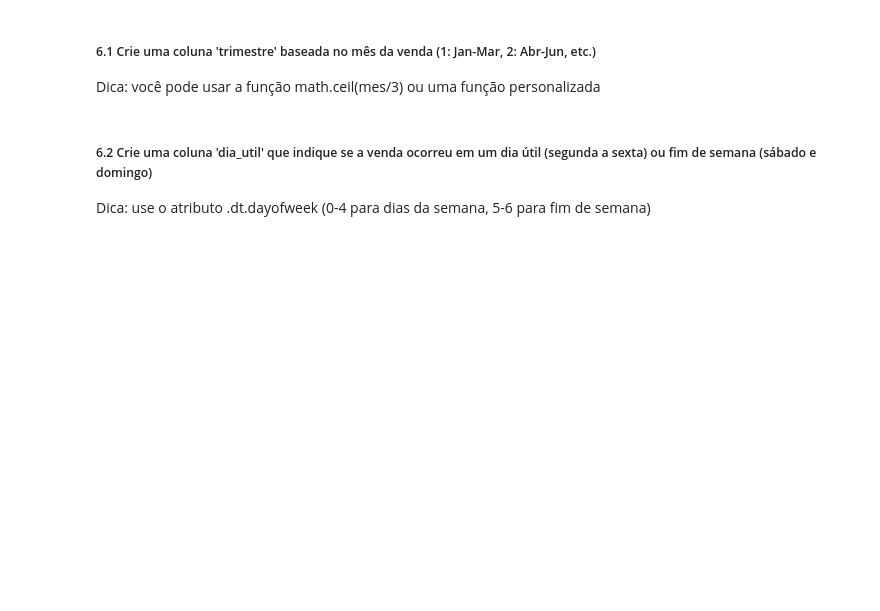
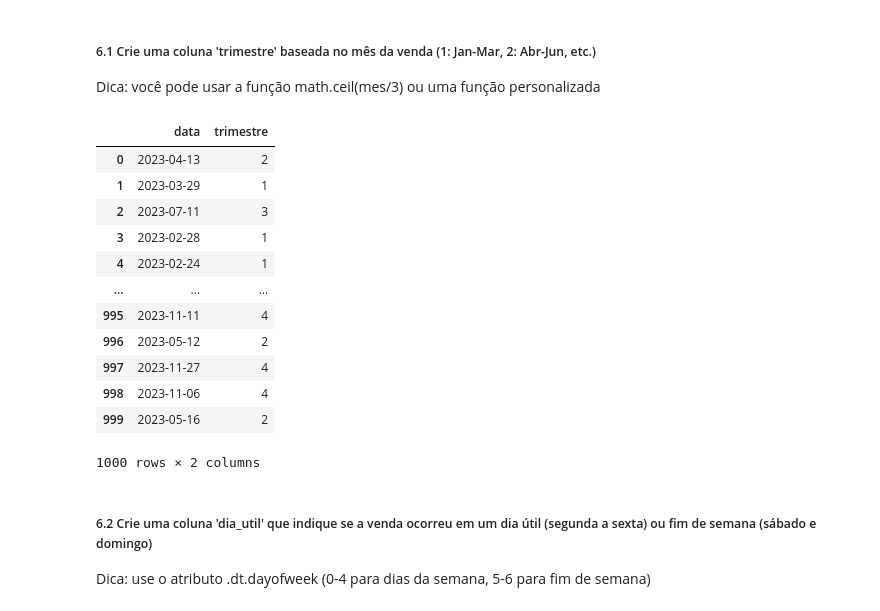
Before and after one commit to nxgleo/Notebook-lads, a Jupyter notebook: desafio_2_etapa.ipynb, the cells around one changed output. Cells and saved outputs as stored; diff of their text form; code cells hidden in the pictures; blank space fills up the shorter version.

```diff
--- a/desafio_2_etapa.ipynb
+++ b/desafio_2_etapa.ipynb
@@ -1175,3 +1173,30 @@ Dica: você pode usar a função math.ceil(mes/3) ou uma função personalizada
+# %%
+def trimestre (mes):
+  if mes <= 3:
+    return 1
+  elif mes <= 6:
+    return 2
+  elif mes <= 9:
+    return 3
+  else:
+    return 4
+
+df_vendas['trimestre'] = df_vendas['mes'].apply(trimestre)
+df_vendas[['data', 'trimestre']]
+# %% [output]
+|  | data | trimestre |
+| 0 | 2023-04-13 | 2 |
+| 1 | 2023-03-29 | 1 |
+| 2 | 2023-07-11 | 3 |
+| 3 | 2023-02-28 | 1 |
+| 4 | 2023-02-24 | 1 |
+| ... | ... | ... |
+| 995 | 2023-11-11 | 4 |
+| 996 | 2023-05-12 | 2 |
+| 997 | 2023-11-27 | 4 |
+| 998 | 2023-11-06 | 4 |
+| 999 | 2023-05-16 | 2 |
+1000 rows × 2 columns
 # %% [markdown]
 ##### 6.2 Crie uma coluna 'dia_util' que indique se a venda ocorreu em um dia útil (segunda a sexta) ou fim de semana (sábado e domingo)
 Dica: use o atributo .dt.dayofweek (0-4 para dias da semana, 5-6 para fim de semana)
```
Also changed, not shown: parts of 15 cells of this notebook.
